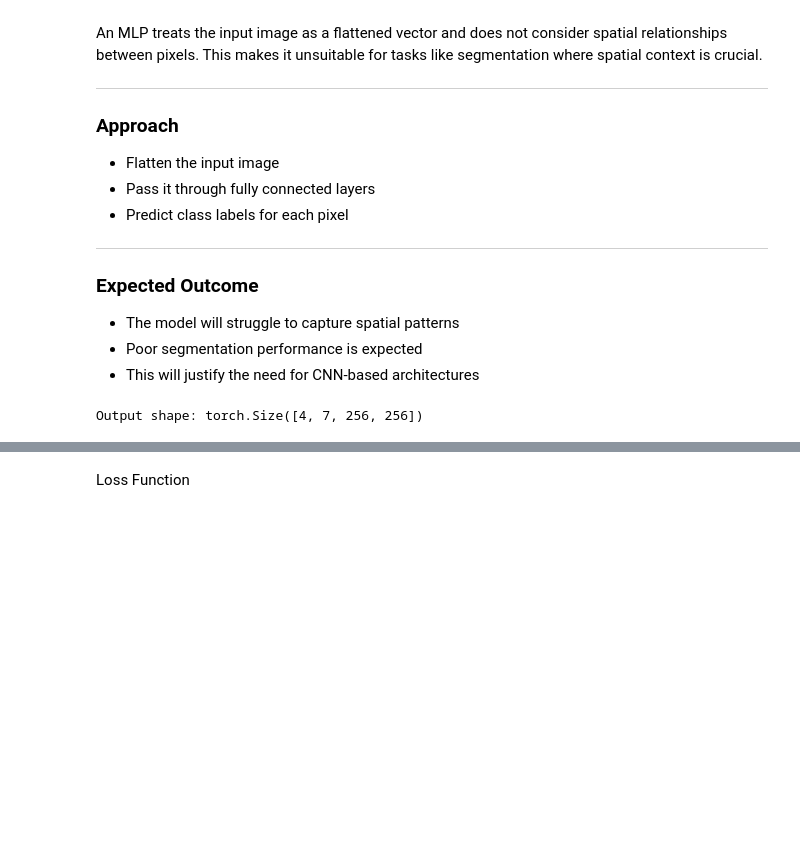
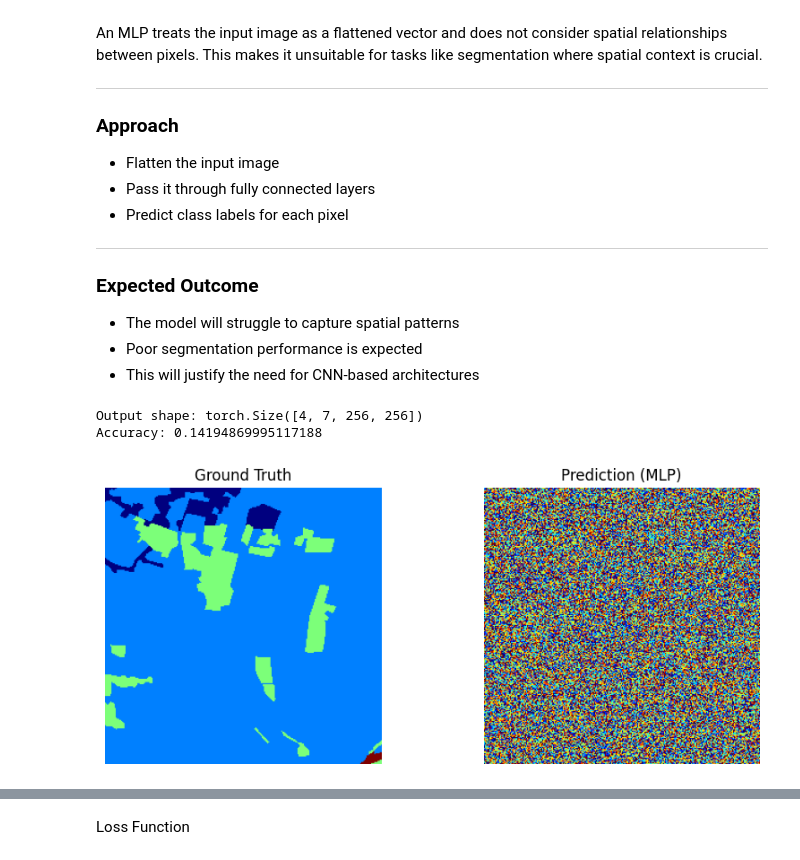
Before and after one commit to SaiJeevan25/Deep-Learning-Practice, a Jupyter notebook: Custom_Dataset_Deep_Globe_Classification.ipynb, the cells around one changed output, grey strips where cells are left out. Drawn from its saved outputs; the diff is of its cells as text; code cells hidden in the pictures; blank space fills up the shorter version.

```diff
--- a/Custom_Dataset_Deep_Globe_Classification.ipynb
+++ b/Custom_Dataset_Deep_Globe_Classification.ipynb
@@ -587,11 +587,42 @@ class MLPModel(nn.Module):
 model = MLPModel(num_classes=7)
 
 # Pass one batch
-outputs = model(images)
-preds = torch.argmax(outputs, dim=1)
+outputs = model(images)                 # (B, C, H, W)
+preds = torch.argmax(outputs, dim=1)    # (B, H, W)
+
+# ---- Accuracy Calculation ----
+correct = (preds == masks).float()      # compare with ground truth
+accuracy = correct.sum() / correct.numel()
+
 print("Output shape:", outputs.shape)
+print("Accuracy:", accuracy.item())
 # %% [output]
 Output shape: torch.Size([4, 7, 256, 256])
+Accuracy: 0.14194869995117188
+# %%
+import matplotlib.pyplot as plt
+
+# Take one sample from batch
+idx = 0
+
+pred = preds[idx].cpu().numpy()
+true = masks[idx].cpu().numpy()
+
+plt.figure(figsize=(10,4))
+
+plt.subplot(1,2,1)
+plt.imshow(true, cmap='jet')
+plt.title("Ground Truth")
+plt.axis("off")
+
+plt.subplot(1,2,2)
+plt.imshow(pred, cmap='jet')
+plt.title("Prediction (MLP)")
+plt.axis("off")
+
+plt.show()
+# %% [output]
+[figure, added]
 # %%
 img = images[idx].permute(1,2,0).cpu().numpy()
 
```
Also changed, not shown: parts of 19 cells of this notebook.
